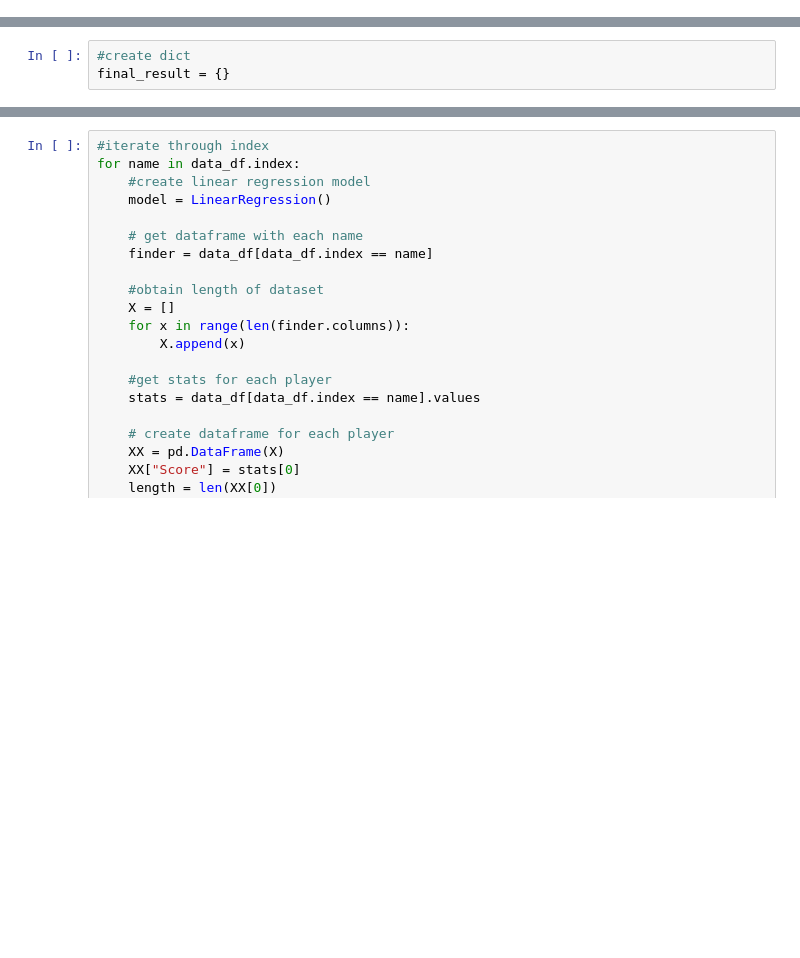
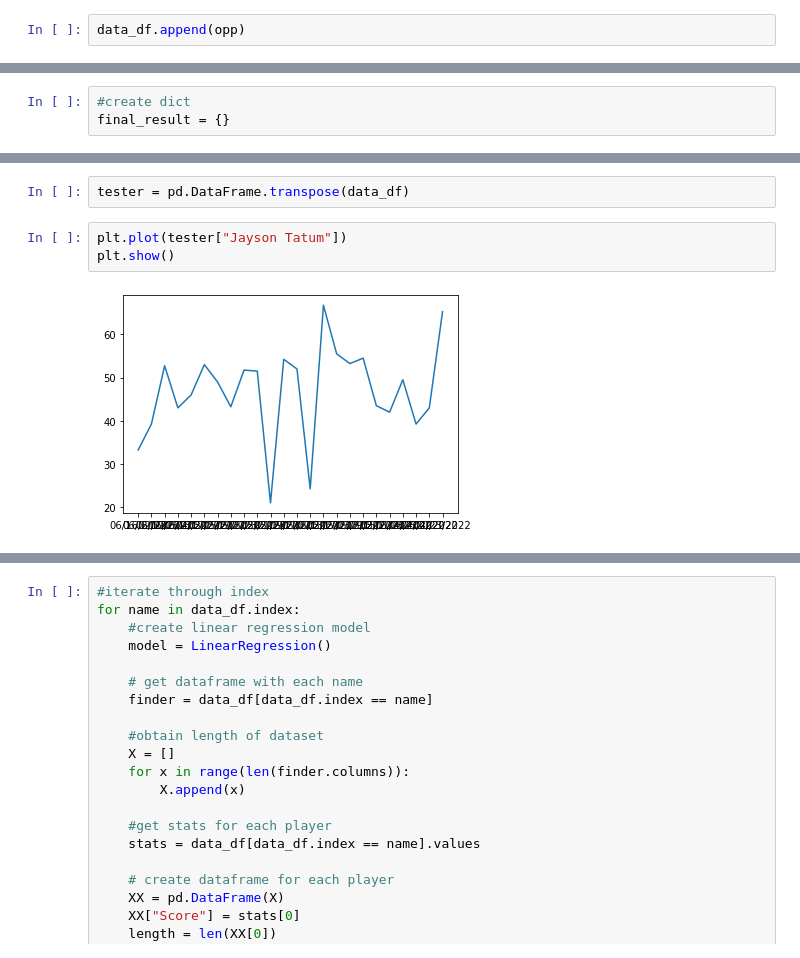
Before and after one commit to evanbruno617/Sports_betting, a Jupyter notebook: NBA/prediction_efficiency.ipynb, the cells around one changed output, grey strips where cells are left out. Cells and saved outputs as stored; diff of their text form; blank space fills up the shorter version.

```diff
--- a/NBA/prediction_efficiency.ipynb
+++ b/NBA/prediction_efficiency.ipynb
@@ -38,0 +44,2 @@ pd.DataFrame.transpose(data_df)
+# %%
+data_df.append(opp)
@@ -61,0 +126,7 @@ pd.read_csv("Team_defensive_efficency.csv")
+# %%
+tester = pd.DataFrame.transpose(data_df)
+# %%
+plt.plot(tester["Jayson Tatum"])
+plt.show()
+# %% [output]
+[figure, added]
```
Also changed, not shown: parts of 14 cells of this notebook, 4 other files.
